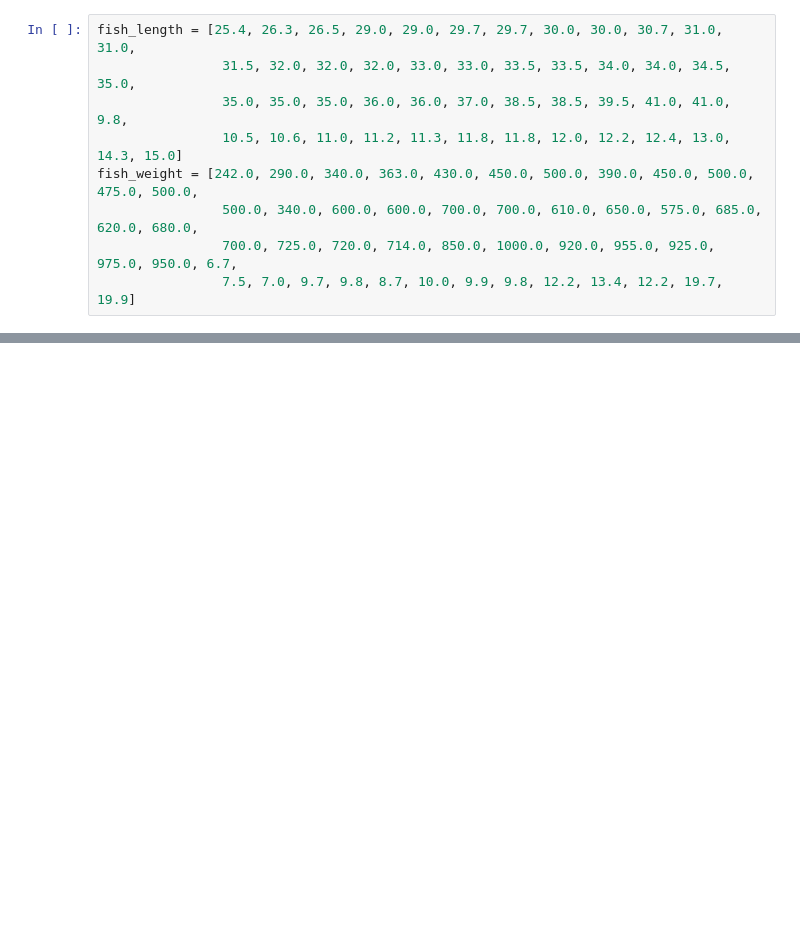
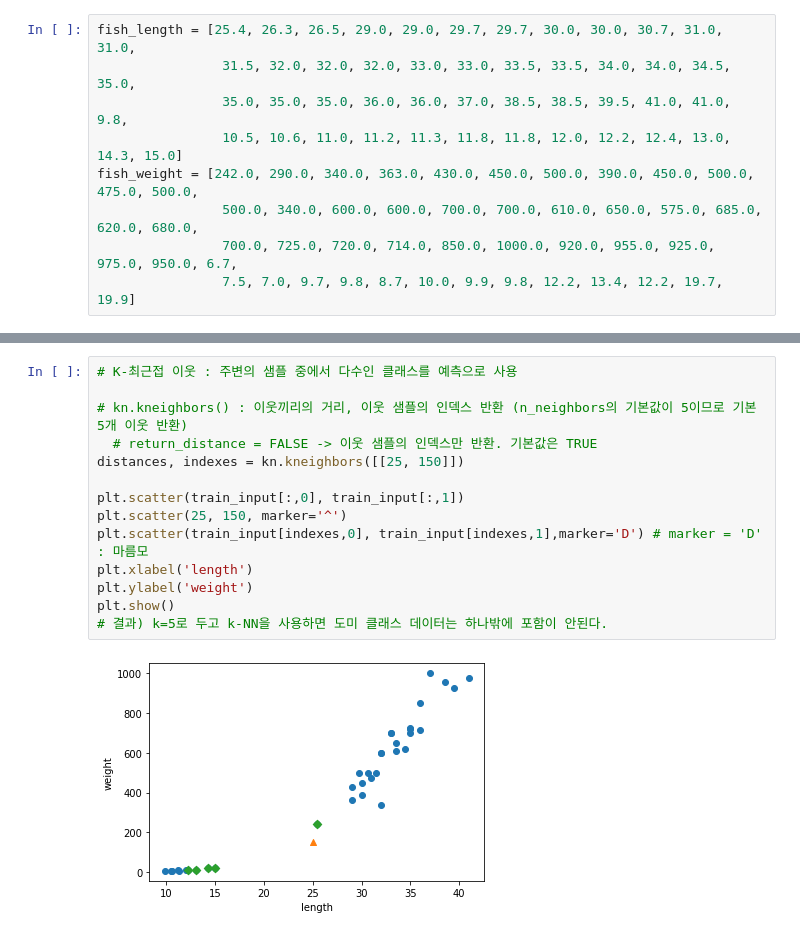
Before and after one commit to seohyeon-jeong/basic_machinelearning, a Jupyter notebook: SMD_BreamAndSmelt.ipynb, the cells around one changed output, grey strips where cells are left out. Cells and saved outputs as stored; diff of their text form; blank space fills up the shorter version.

```diff
--- a/SMD_BreamAndSmelt.ipynb
+++ b/SMD_BreamAndSmelt.ipynb
@@ -296,0 +366,16 @@ fish_data =
+# %%
+# K-최근접 이웃 : 주변의 샘플 중에서 다수인 클래스를 예측으로 사용
+
+# kn.kneighbors() : 이웃끼리의 거리, 이웃 샘플의 인덱스 반환 (n_neighbors의 기본값이 5이므로 기본 5개 이웃 반환)
+  # return_distance = FALSE -> 이웃 샘플의 인덱스만 반환. 기본값은 TRUE
+distances, indexes = kn.kneighbors([[25, 150]])
+
+plt.scatter(train_input[:,0], train_input[:,1])
+plt.scatter(25, 150, marker='^')
+plt.scatter(train_input[indexes,0], train_input[indexes,1],marker='D') # marker = 'D' : 마름모
+plt.xlabel('length')
+plt.ylabel('weight')
+plt.show()
+# 결과) k=5로 두고 k-NN을 사용하면 도미 클래스 데이터는 하나밖에 포함이 안된다.
+# %% [output]
+[figure, added]
```
Also changed, not shown: parts of 23 cells of this notebook.
